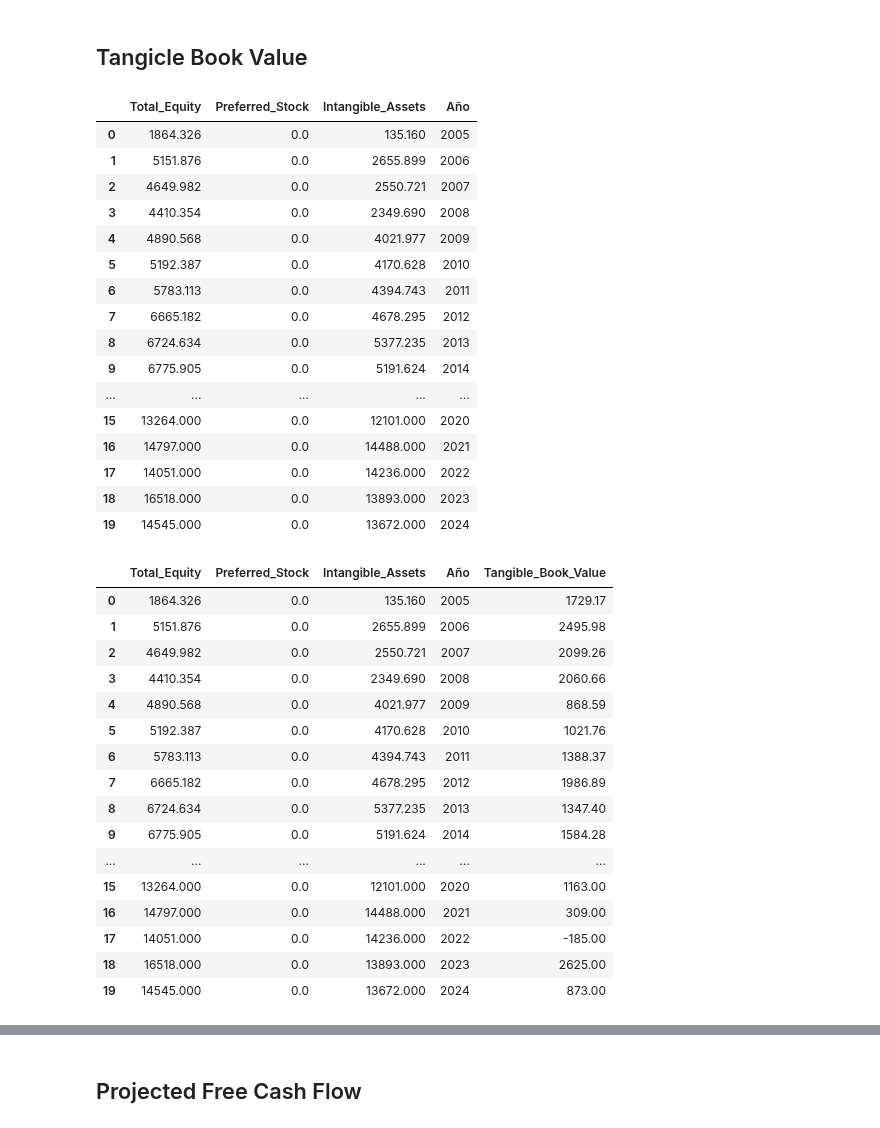
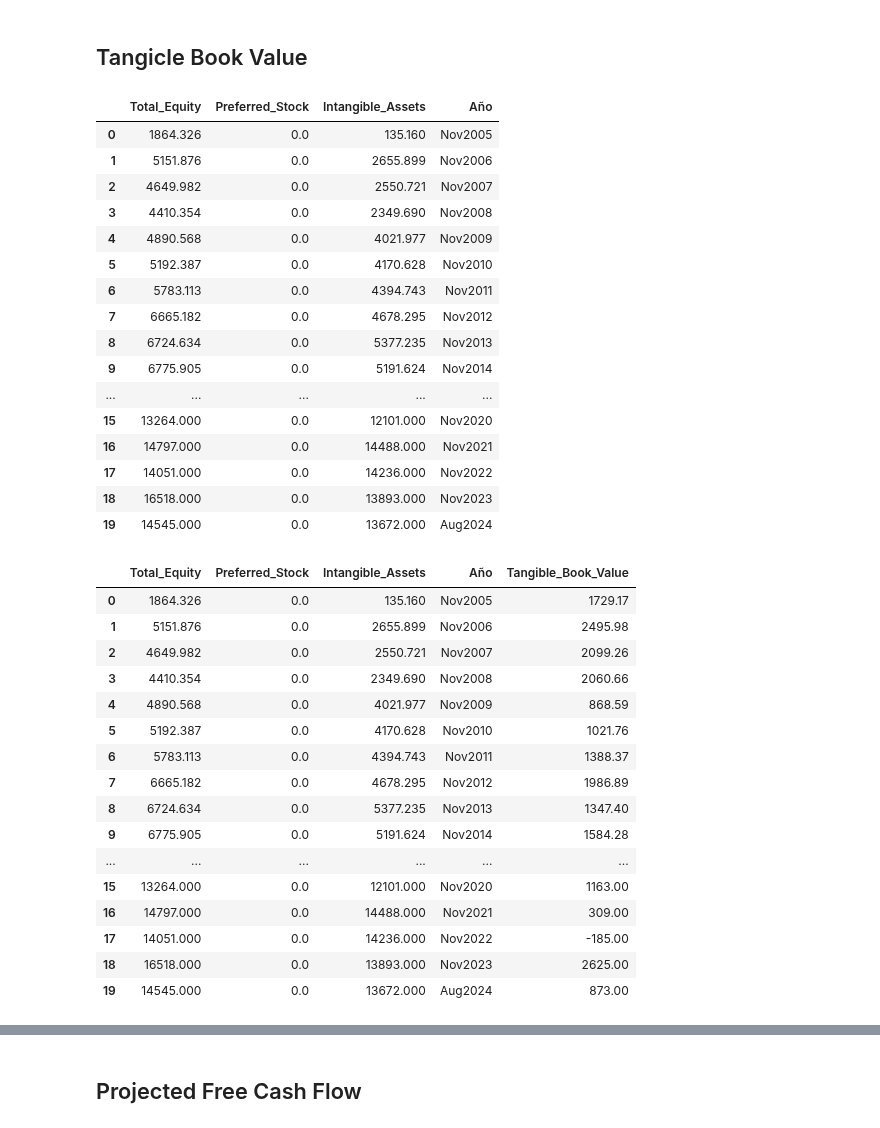
Before and after one commit to Marco23rubio/Stocks, a Jupyter notebook: Valuaciones_4_USA.ipynb, the cells around one changed output, grey strips where cells are left out. Drawn from its saved outputs; the diff is of its cells as text; code cells hidden in the pictures.

```diff
--- a/Valuaciones_4_USA.ipynb
+++ b/Valuaciones_4_USA.ipynb
@@ -2149,46 +2149,42 @@ print(df_ncav_per_share)
 total_equity = df_anual_filtrado[df_anual_filtrado['Fiscal Period'] == 'Total Stockholders Equity'].iloc[0, 1:]
 prefered_stock = df_anual_filtrado[df_anual_filtrado['Fiscal Period'] == 'Preferred Stock'].iloc[0, 1:]
 intagible_assets = df_anual_filtrado[df_anual_filtrado['Fiscal Period'] == 'Intangible Assets'].iloc[0, 1:]
-
-total_equity.index = total_equity.index.str.extract(r'(\d{4})').astype(int)[0]
-prefered_stock.index = prefered_stock.index.str.extract(r'(\d{4})').astype(int)[0]
-intagible_assets.index = intagible_assets.index.str.extract(r'(\d{4})').astype(int)[0]
 # %%
 
 total_equity = pd.to_numeric(total_equity, errors='coerce')
 prefered_stock = pd.to_numeric(prefered_stock, errors='coerce')
 intagible_assets = pd.to_numeric(intagible_assets, errors='coerce')
 
 df_equity_base = pd.DataFrame({
     "Total_Equity": total_equity,
     "Preferred_Stock": prefered_stock,
     "Intangible_Assets": intagible_assets
 })
 
 df_equity_base["Año"] = df_equity_base.index
 df_equity_base = df_equity_base.reset_index(drop=True)
 
-df_equity_base = df_equity_base[df_equity_base["Año"].isin(ultimos_20_anios)]
+# df_equity_base = df_equity_base[df_equity_base["Año"].isin(ultimos_20_anios)]
 
 df_equity_base
 # %% [output]
 |  | Total_Equity | Preferred_Stock | Intangible_Assets | Año |
-| 0 | 1864.326 | 0.0 | 135.160 | 2005 |
-| 1 | 5151.876 | 0.0 | 2655.899 | 2006 |
-| 2 | 4649.982 | 0.0 | 2550.721 | 2007 |
-| 3 | 4410.354 | 0.0 | 2349.690 | 2008 |
-| 4 | 4890.568 | 0.0 | 4021.977 | 2009 |
-| 5 | 5192.387 | 0.0 | 4170.628 | 2010 |
-| 6 | 5783.113 | 0.0 | 4394.743 | 2011 |
-| 7 | 6665.182 | 0.0 | 4678.295 | 2012 |
-| 8 | 6724.634 | 0.0 | 5377.235 | 2013 |
-| 9 | 6775.905 | 0.0 | 5191.624 | 2014 |
+| 0 | 1864.326 | 0.0 | 135.160 | Nov2005 |
+| 1 | 5151.876 | 0.0 | 2655.899 | Nov2006 |
+| 2 | 4649.982 | 0.0 | 2550.721 | Nov2007 |
+| 3 | 4410.354 | 0.0 | 2349.690 | Nov2008 |
+| 4 | 4890.568 | 0.0 | 4021.977 | Nov2009 |
+| 5 | 5192.387 | 0.0 | 4170.628 | Nov2010 |
+| 6 | 5783.113 | 0.0 | 4394.743 | Nov2011 |
+| 7 | 6665.182 | 0.0 | 4678.295 | Nov2012 |
+| 8 | 6724.634 | 0.0 | 5377.235 | Nov2013 |
+| 9 | 6775.905 | 0.0 | 5191.624 | Nov2014 |
 | ... | ... | ... | ... | ... |
-| 15 | 13264.000 | 0.0 | 12101.000 | 2020 |
-| 16 | 14797.000 | 0.0 | 14488.000 | 2021 |
-| 17 | 14051.000 | 0.0 | 14236.000 | 2022 |
-| 18 | 16518.000 | 0.0 | 13893.000 | 2023 |
-| 19 | 14545.000 | 0.0 | 13672.000 | 2024 |
+| 15 | 13264.000 | 0.0 | 12101.000 | Nov2020 |
+| 16 | 14797.000 | 0.0 | 14488.000 | Nov2021 |
+| 17 | 14051.000 | 0.0 | 14236.000 | Nov2022 |
+| 18 | 16518.000 | 0.0 | 13893.000 | Nov2023 |
+| 19 | 14545.000 | 0.0 | 13672.000 | Aug2024 |
 # %%
 # Calcular Tangible Book Value
 df_equity_base["Tangible_Book_Value"] = (
@@ -2200,22 +2196,22 @@ df_equity_base["Tangible_Book_Value"] = (
 df_equity_base
 # %% [output]
 |  | Total_Equity | Preferred_Stock | Intangible_Assets | Año | Tangible_Book_Value |
-| 0 | 1864.326 | 0.0 | 135.160 | 2005 | 1729.17 |
-| 1 | 5151.876 | 0.0 | 2655.899 | 2006 | 2495.98 |
-| 2 | 4649.982 | 0.0 | 2550.721 | 2007 | 2099.26 |
-| 3 | 4410.354 | 0.0 | 2349.690 | 2008 | 2060.66 |
-| 4 | 4890.568 | 0.0 | 4021.977 | 2009 | 868.59 |
-| 5 | 5192.387 | 0.0 | 4170.628 | 2010 | 1021.76 |
-| 6 | 5783.113 | 0.0 | 4394.743 | 2011 | 1388.37 |
-| 7 | 6665.182 | 0.0 | 4678.295 | 2012 | 1986.89 |
-| 8 | 6724.634 | 0.0 | 5377.235 | 2013 | 1347.40 |
-| 9 | 6775.905 | 0.0 | 5191.624 | 2014 | 1584.28 |
+| 0 | 1864.326 | 0.0 | 135.160 | Nov2005 | 1729.17 |
+| 1 | 5151.876 | 0.0 | 2655.899 | Nov2006 | 2495.98 |
+| 2 | 4649.982 | 0.0 | 2550.721 | Nov2007 | 2099.26 |
+| 3 | 4410.354 | 0.0 | 2349.690 | Nov2008 | 2060.66 |
+| 4 | 4890.568 | 0.0 | 4021.977 | Nov2009 | 868.59 |
+| 5 | 5192.387 | 0.0 | 4170.628 | Nov2010 | 1021.76 |
+| 6 | 5783.113 | 0.0 | 4394.743 | Nov2011 | 1388.37 |
+| 7 | 6665.182 | 0.0 | 4678.295 | Nov2012 | 1986.89 |
+| 8 | 6724.634 | 0.0 | 5377.235 | Nov2013 | 1347.40 |
+| 9 | 6775.905 | 0.0 | 5191.624 | Nov2014 | 1584.28 |
 | ... | ... | ... | ... | ... | ... |
-| 15 | 13264.000 | 0.0 | 12101.000 | 2020 | 1163.00 |
-| 16 | 14797.000 | 0.0 | 14488.000 | 2021 | 309.00 |
-| 17 | 14051.000 | 0.0 | 14236.000 | 2022 | -185.00 |
-| 18 | 16518.000 | 0.0 | 13893.000 | 2023 | 2625.00 |
-| 19 | 14545.000 | 0.0 | 13672.000 | 2024 | 873.00 |
+| 15 | 13264.000 | 0.0 | 12101.000 | Nov2020 | 1163.00 |
+| 16 | 14797.000 | 0.0 | 14488.000 | Nov2021 | 309.00 |
+| 17 | 14051.000 | 0.0 | 14236.000 | Nov2022 | -185.00 |
+| 18 | 16518.000 | 0.0 | 13893.000 | Nov2023 | 2625.00 |
+| 19 | 14545.000 | 0.0 | 13672.000 | Aug2024 | 873.00 |
 # %%
 # Asegurar orden y reinicio de índice
 df_equity_base = df_equity_base.sort_values("Año").reset_index(drop=True)
```
Also changed, not shown: parts of 1 cell of this notebook.
